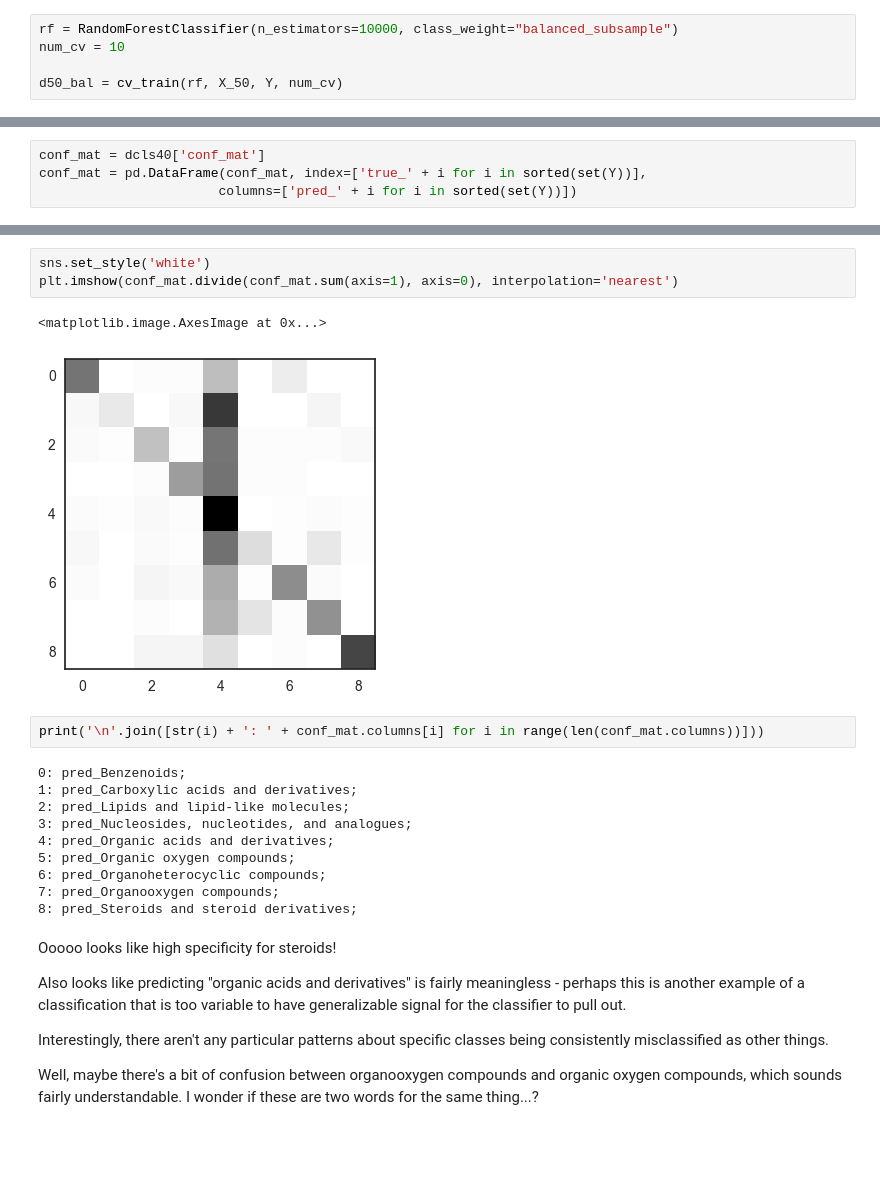
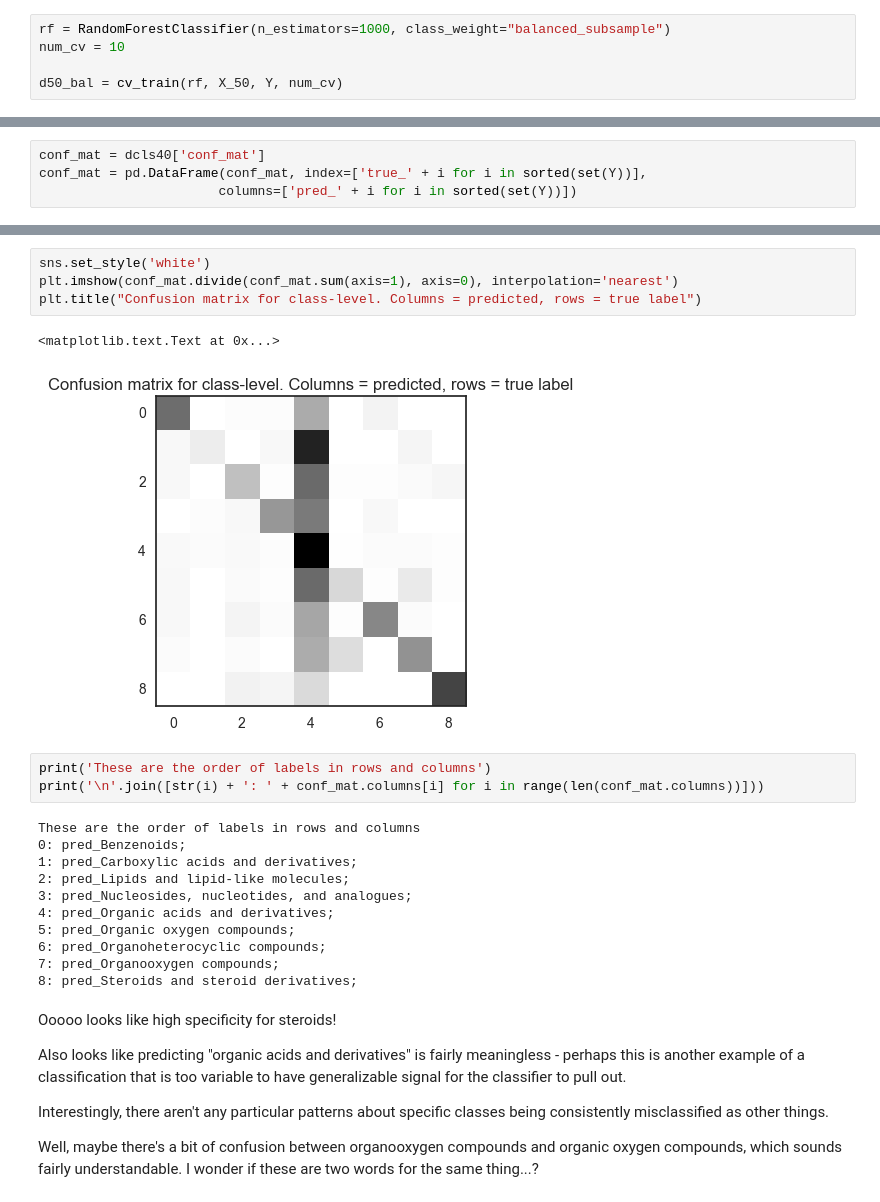
Before and after one commit to cduvallet/ms2_predict, a Jupyter notebook: src/exploration/2017-11-03.initial_results_with_binned_mzs.ipynb, the cells around one changed output, grey strips where cells are left out. Cells and saved outputs as stored; diff of their text form; blank space fills up the shorter version.

Commit message:
Clarify plots

```diff
--- a/src/exploration/2017-11-03.initial_results_with_binned_mzs.ipynb
+++ b/src/exploration/2017-11-03.initial_results_with_binned_mzs.ipynb
@@ -325,7 +335,7 @@ Hm, looks like our classifier is fairly good at getting class 1 (Chemical entiti
 # %% [markdown]
 ## Try balancing classes
 # %%
-rf = RandomForestClassifier(n_estimators=10000, class_weight="balanced_subsample")
+rf = RandomForestClassifier(n_estimators=1000, class_weight="balanced_subsample")
 num_cv = 10
 
 d50_bal = cv_train(rf, X_50, Y, num_cv)
@@ -548,12 +559,15 @@ conf_mat.divide(conf_mat.sum(axis=1), axis=0)
 # %%
 sns.set_style('white')
 plt.imshow(conf_mat.divide(conf_mat.sum(axis=1), axis=0), interpolation='nearest')
+plt.title("Confusion matrix for class-level. Columns = predicted, rows = true label")
 # %% [output]
-<matplotlib.image.AxesImage at 0x...>
+<matplotlib.text.Text at 0x...>
-[figure, old version]
+[figure, new version]
 # %%
+print('These are the order of labels in rows and columns')
 print('\n'.join([str(i) + ': ' + conf_mat.columns[i] for i in range(len(conf_mat.columns))]))
 # %% [output]
+These are the order of labels in rows and columns
 0: pred_Benzenoids;
 1: pred_Carboxylic acids and derivatives;
 2: pred_Lipids and lipid-like molecules;
```
Also changed, not shown: parts of 11 cells of this notebook.
